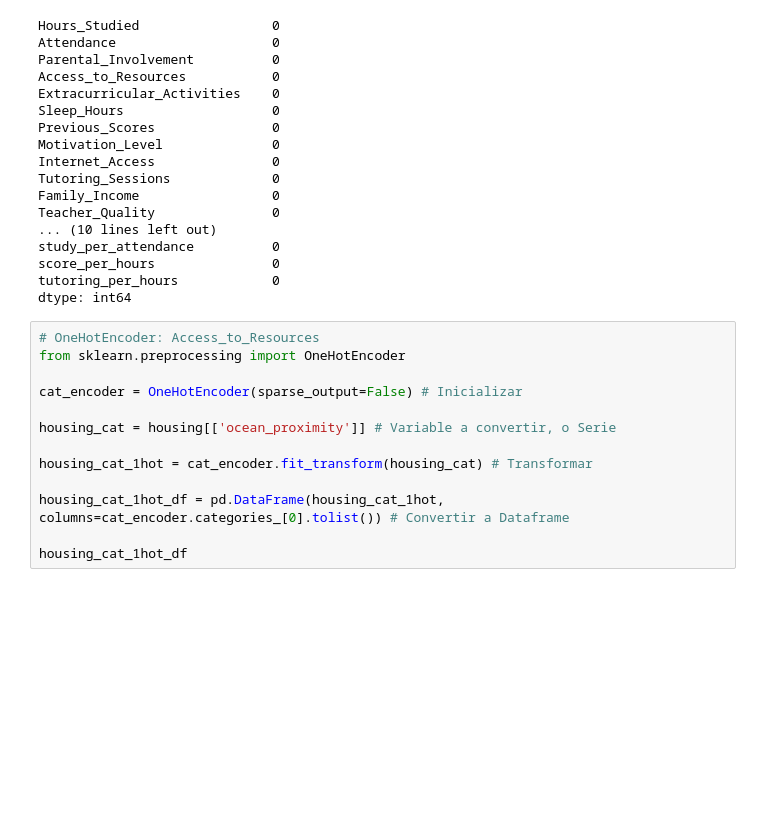
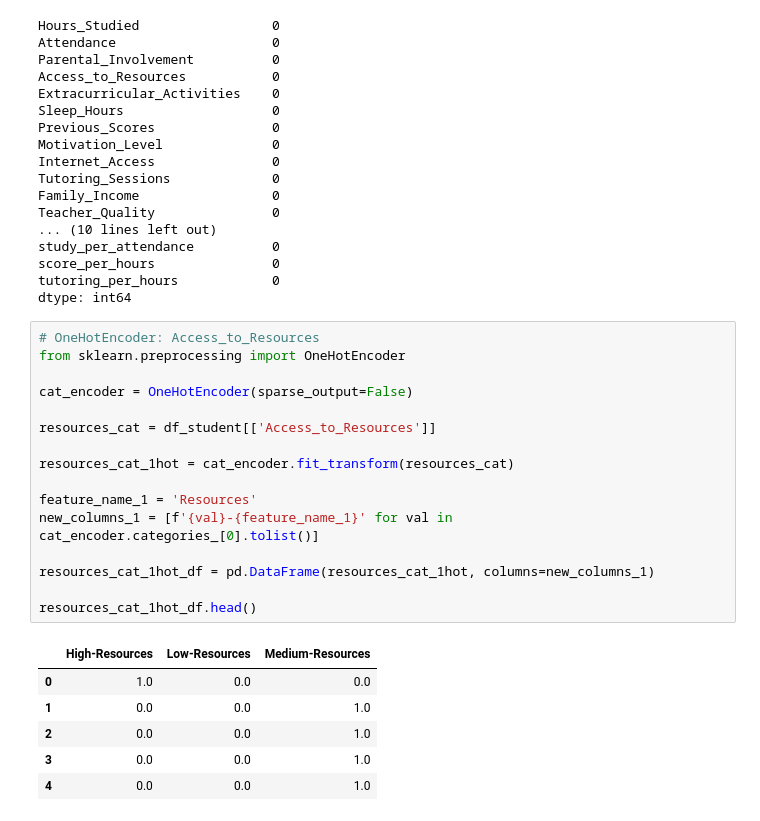
Before and after one commit to UrielReyess08/StudentPerformance_MachineLearning, a Jupyter notebook: Avance_01.ipynb, the cells around one changed output. Drawn from its saved outputs; the diff is of its cells as text; blank space fills up the shorter version.

```diff
--- a/Avance_01.ipynb
+++ b/Avance_01.ipynb
@@ -225,15 +225,25 @@ dtype: int64
 # %%
 # OneHotEncoder: Access_to_Resources
 from sklearn.preprocessing import OneHotEncoder
 
-cat_encoder = OneHotEncoder(sparse_output=False) # Inicializar
+cat_encoder = OneHotEncoder(sparse_output=False)
 
-housing_cat = housing[['ocean_proximity']] # Variable a convertir, o Serie
+resources_cat = df_student[['Access_to_Resources']]
 
-housing_cat_1hot = cat_encoder.fit_transform(housing_cat) # Transformar
+resources_cat_1hot = cat_encoder.fit_transform(resources_cat)
 
-housing_cat_1hot_df = pd.DataFrame(housing_cat_1hot, columns=cat_encoder.categories_[0].tolist()) # Convertir a Dataframe
+feature_name_1 = 'Resources'
+new_columns_1 = [f'{val}-{feature_name_1}' for val in cat_encoder.categories_[0].tolist()]
 
-housing_cat_1hot_df
+resources_cat_1hot_df = pd.DataFrame(resources_cat_1hot, columns=new_columns_1)
+
+resources_cat_1hot_df.head()
+# %% [output]
+|  | High-Resources | Low-Resources | Medium-Resources |
+| 0 | 1.0 | 0.0 | 0.0 |
+| 1 | 0.0 | 0.0 | 1.0 |
+| 2 | 0.0 | 0.0 | 1.0 |
+| 3 | 0.0 | 0.0 | 1.0 |
+| 4 | 0.0 | 0.0 | 1.0 |
 # %%
 # OneHotEncoder: Extracurricular_Activities
```
Also changed, not shown: parts of 6 cells of this notebook.
